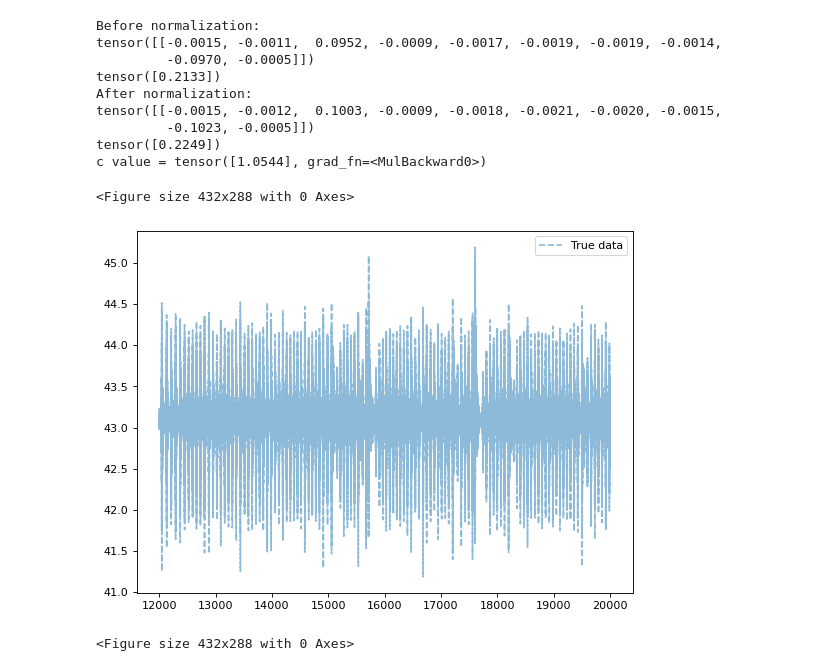
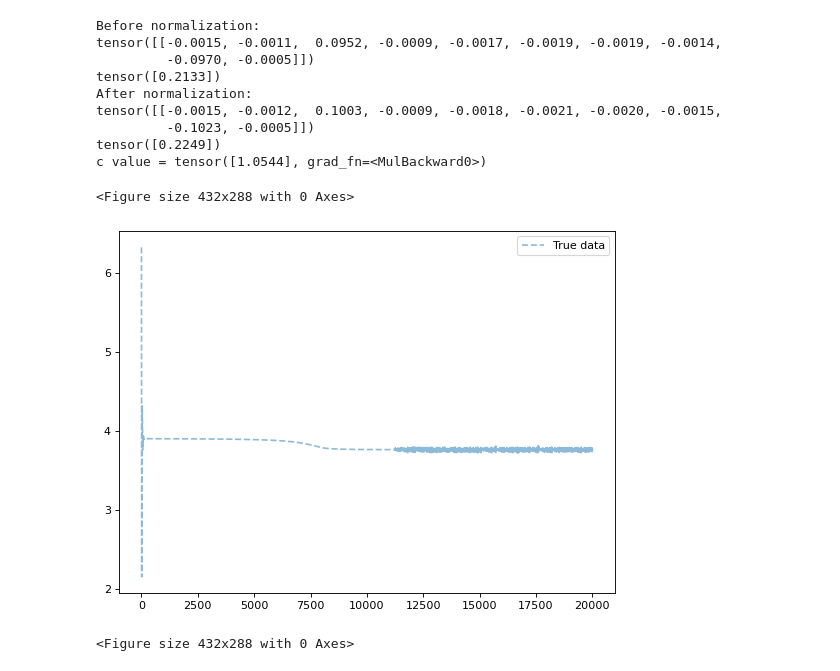
Before and after one commit to trungdoquoc/reu-math-2022, a Jupyter notebook: Adam_optimizer_PotentialF_July_28.ipynb, the cells around one changed output. Cells and saved outputs as stored; diff of their text form; code cells hidden in the pictures.

```diff
--- a/Adam_optimizer_PotentialF_July_28.ipynb
+++ b/Adam_optimizer_PotentialF_July_28.ipynb
@@ -342,10 +375,10 @@ tensor([[-0.0015, -0.0012,  0.1003, -0.0009, -0.0018, -0.0021, -0.0020, -0.0015,
 tensor([0.2249])
 c value = tensor([1.0544], grad_fn=<MulBackward0>)
 # %%
-plot_figure(model_res[0][12000:], (model_res[2])[12000:])
+plot_figure(model_res[0], np.log(model_res[2]))
 # %% [output]
 <Figure size 432x288 with 0 Axes>
-[figure, old version]
+[figure, new version]
 # %%
 x_values = np.linspace(L_BOUND, U_BOUND, N_POINTS)
 x_vals = [torch.tensor([i], requires_grad=True, dtype=torch.float) for i in np.linspace(L_BOUND, U_BOUND, N_POINTS)]
```
Also changed, not shown: parts of 3 cells of this notebook, 4 other files.
